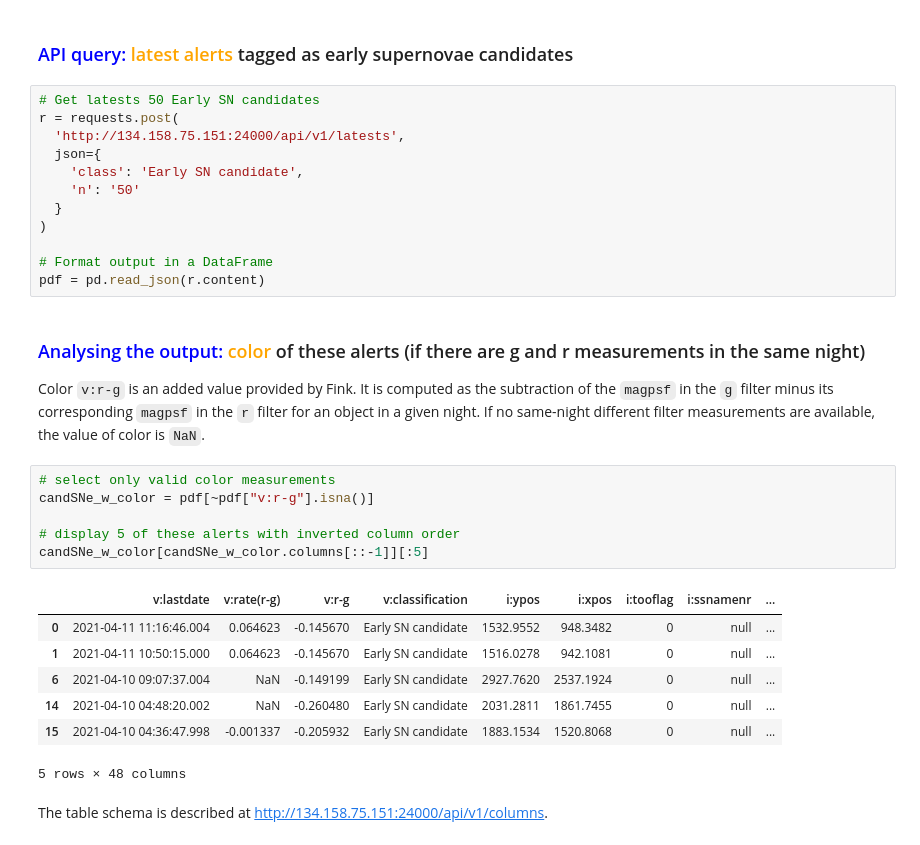
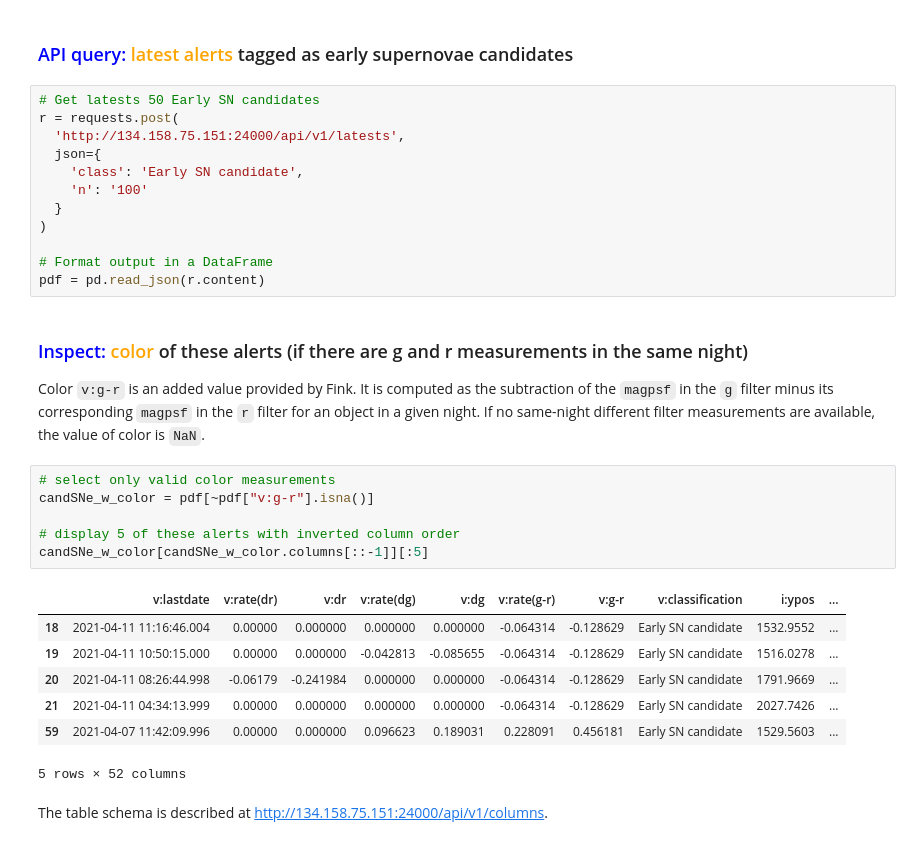
Before and after one commit to broker-workshop/tutorials, a Jupyter notebook: fink/extragalactic/extragalactic.ipynb, the cells around one changed output. Cells and saved outputs as stored; diff of their text form.

```diff
--- a/fink/extragalactic/extragalactic.ipynb
+++ b/fink/extragalactic/extragalactic.ipynb
@@ -168,29 +168,29 @@ r = requests.post(
   'http://134.158.75.151:24000/api/v1/latests',
   json={
     'class': 'Early SN candidate',
-    'n': '50'
+    'n': '100'
   }
 )
 
 # Format output in a DataFrame
 pdf = pd.read_json(r.content)
 # %% [markdown]
-### <font color='blue'>Analysing the output:</font>   <font color='orange'>color</font>  of these alerts (if there are g and r measurements in the same night)
-Color `v:r-g` is an added value provided by Fink. It is computed as the subtraction of the `magpsf` in the `g` filter minus its corresponding `magpsf` in the `r` filter for an object in a given night. If no same-night different filter measurements are available, the value of color is `NaN`.
+### <font color='blue'>Inspect:</font> <font Color='orange'>color</font>  of these alerts (if there are g and r measurements in the same night)
+Color `v:g-r` is an added value provided by Fink. It is computed as the subtraction of the `magpsf` in the `g` filter minus its corresponding `magpsf` in the `r` filter for an object in a given night. If no same-night different filter measurements are available, the value of color is `NaN`.
 # %%
 # select only valid color measurements
-candSNe_w_color = pdf[~pdf["v:r-g"].isna()]
+candSNe_w_color = pdf[~pdf["v:g-r"].isna()]
 
 # display 5 of these alerts with inverted column order
 candSNe_w_color[candSNe_w_color.columns[::-1]][:5]
 # %% [output]
-|  | v:lastdate | v:rate(r-g) | v:r-g | v:classification | i:ypos | i:xpos | i:tooflag | i:ssnamenr | ... |
-| 0 | 2021-04-11 11:16:46.004 | 0.064623 | -0.145670 | Early SN candidate | 1532.9552 | 948.3482 | 0 | null | ... |
-| 1 | 2021-04-11 10:50:15.000 | 0.064623 | -0.145670 | Early SN candidate | 1516.0278 | 942.1081 | 0 | null | ... |
-| 6 | 2021-04-10 09:07:37.004 | NaN | -0.149199 | Early SN candidate | 2927.7620 | 2537.1924 | 0 | null | ... |
-| 14 | 2021-04-10 04:48:20.002 | NaN | -0.260480 | Early SN candidate | 2031.2811 | 1861.7455 | 0 | null | ... |
-| 15 | 2021-04-10 04:36:47.998 | -0.001337 | -0.205932 | Early SN candidate | 1883.1534 | 1520.8068 | 0 | null | ... |
+|  | v:lastdate | v:rate(dr) | v:dr | v:rate(dg) | v:dg | v:rate(g-r) | v:g-r | v:classification | i:ypos | ... |
+| 18 | 2021-04-11 11:16:46.004 | 0.00000 | 0.000000 | 0.000000 | 0.000000 | -0.064314 | -0.128629 | Early SN candidate | 1532.9552 | ... |
+| 19 | 2021-04-11 10:50:15.000 | 0.00000 | 0.000000 | -0.042813 | -0.085655 | -0.064314 | -0.128629 | Early SN candidate | 1516.0278 | ... |
+| 20 | 2021-04-11 08:26:44.998 | -0.06179 | -0.241984 | 0.000000 | 0.000000 | -0.064314 | -0.128629 | Early SN candidate | 1791.9669 | ... |
+| 21 | 2021-04-11 04:34:13.999 | 0.00000 | 0.000000 | 0.000000 | 0.000000 | -0.064314 | -0.128629 | Early SN candidate | 2027.7426 | ... |
+| 59 | 2021-04-07 11:42:09.996 | 0.00000 | 0.000000 | 0.096623 | 0.189031 | 0.228091 | 0.456181 | Early SN candidate | 1529.5603 | ... |
-5 rows × 48 columns
+5 rows × 52 columns
 # %% [markdown]
 The table schema is described at http://134.158.75.151:24000/api/v1/columns.
 # %% [markdown]
```
Also changed, not shown: parts of 19 cells of this notebook, 1 other file.
